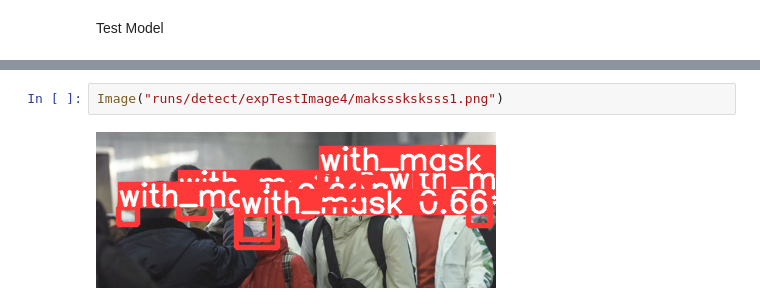
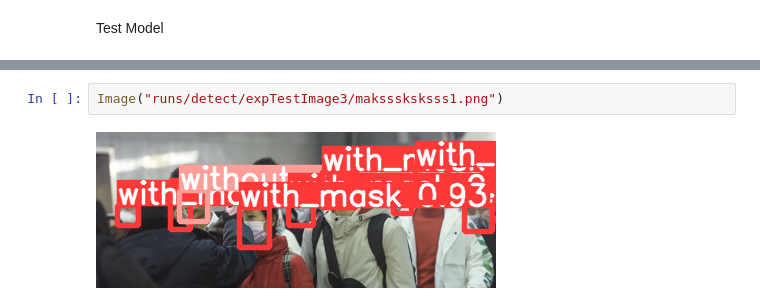
Before and after one commit to Cabir40/Mask-Detection-Yolov5, a Jupyter notebook: ultralytics/ultralytics_yolo5.ipynb, the cells around one changed output, grey strips where cells are left out. Drawn from its saved outputs; the diff is of its cells as text.

```diff
--- a/ultralytics/ultralytics_yolo5.ipynb
+++ b/ultralytics/ultralytics_yolo5.ipynb
@@ -103,5 +117,5 @@ Results saved to runs/detect/expTestImage4
 # %%
-Image("runs/detect/expTestImage4/maksssksksss1.png")
+Image("runs/detect/expTestImage3/maksssksksss1.png")
 # %% [output]
-[figure, old version]
+[figure, new version]
 # %%
```
Also changed, not shown: parts of 7 cells of this notebook.
